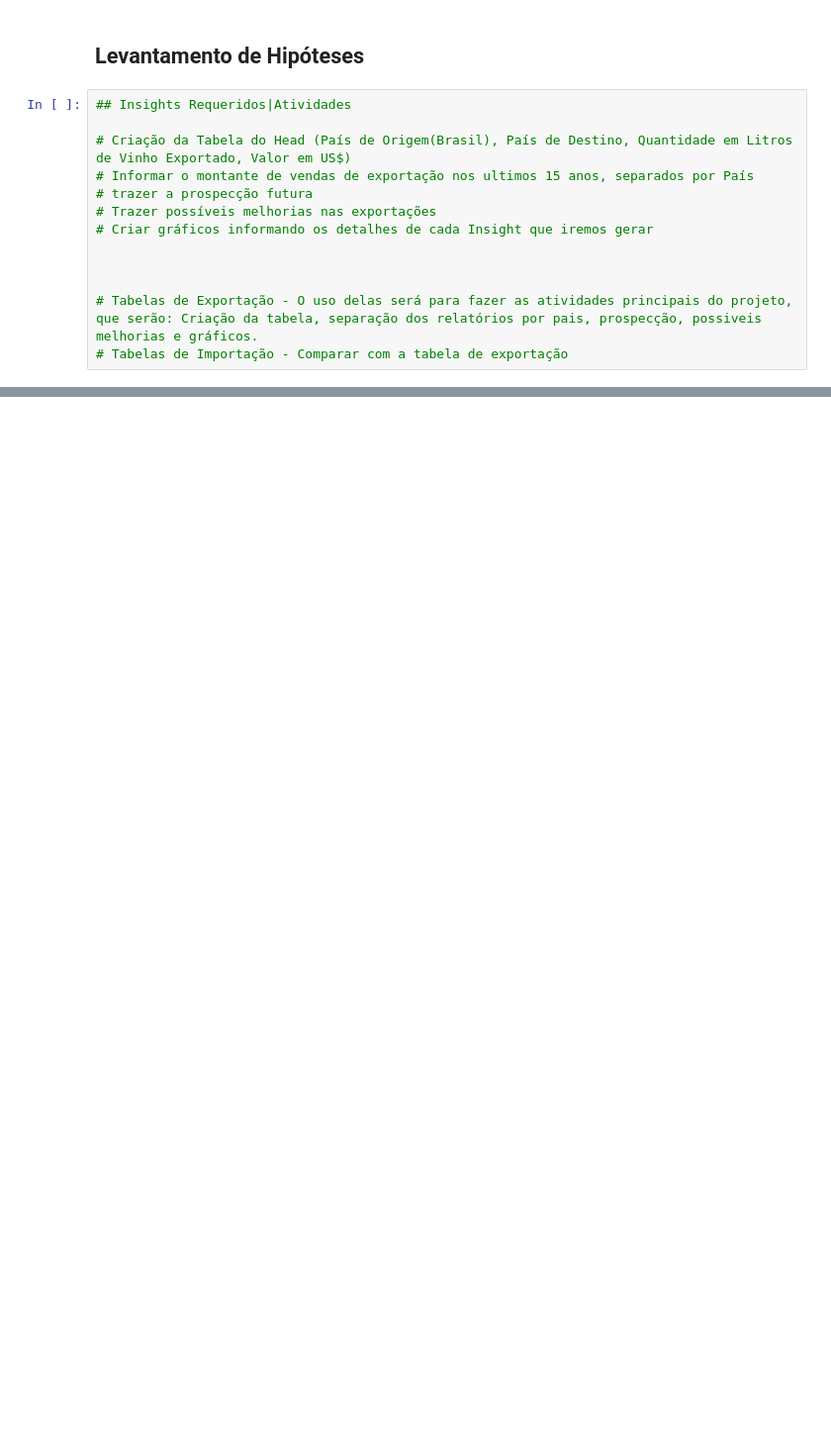
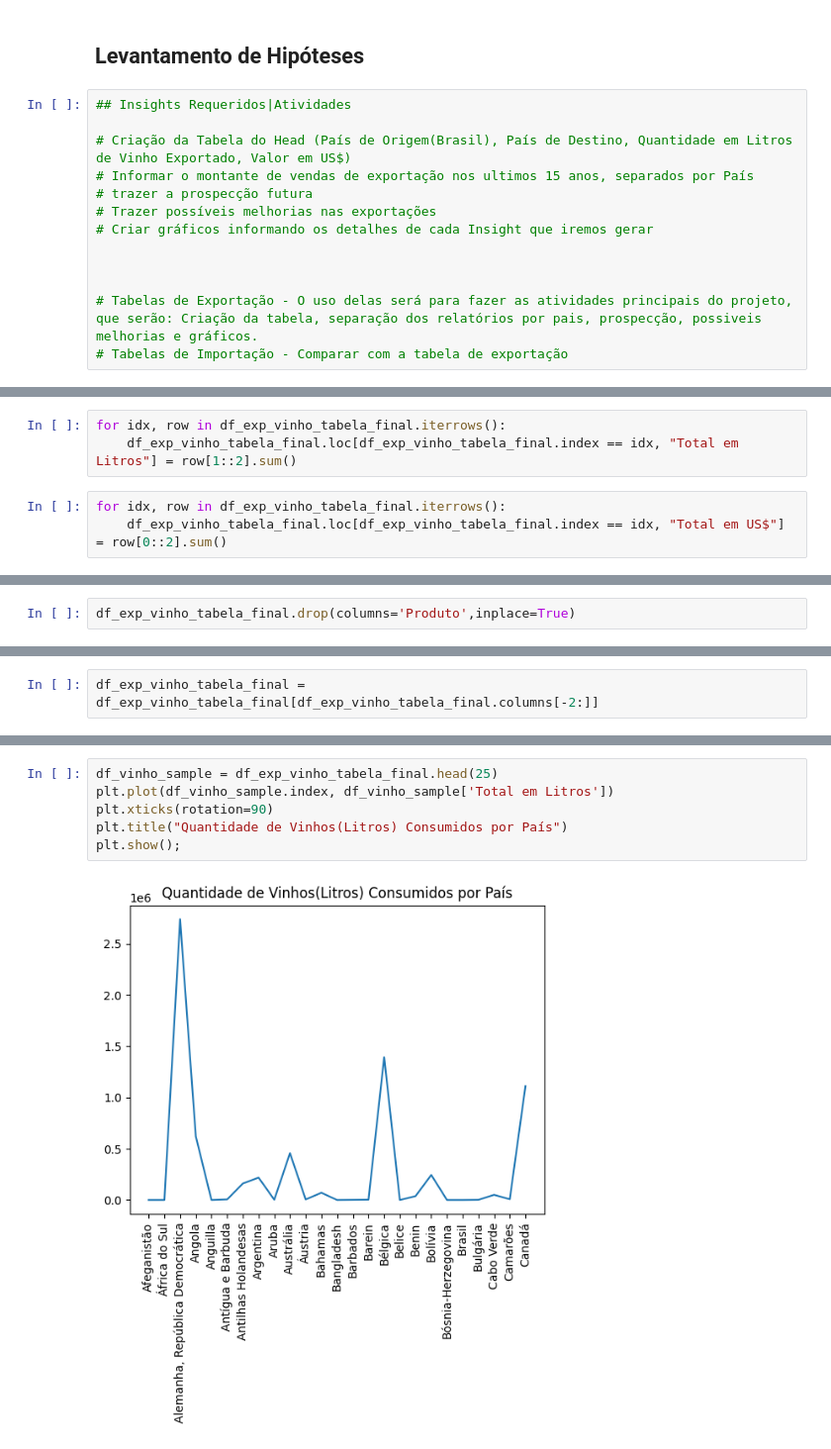
Before and after one commit to almeida25/data_analysis_vinicula, a Jupyter notebook: vinicula.ipynb, the cells around one changed output, grey strips where cells are left out. Shown at 99% size. Cells and saved outputs as stored; diff of their text form; blank space fills up the shorter version.

Commit message:
Criação Inicial da Tabela Solicitada pelo Head

```diff
--- a/vinicula.ipynb
+++ b/vinicula.ipynb
@@ -227,0 +315,6 @@ df_producao_filtrada.head(3)
+# %%
+for idx, row in df_exp_vinho_tabela_final.iterrows():
+    df_exp_vinho_tabela_final.loc[df_exp_vinho_tabela_final.index == idx, "Total em Litros"] = row[1::2].sum()
+# %%
+for idx, row in df_exp_vinho_tabela_final.iterrows():
+    df_exp_vinho_tabela_final.loc[df_exp_vinho_tabela_final.index == idx, "Total em US$"] = row[0::2].sum()
@@ -227,0 +344,2 @@ df_producao_filtrada.head(3)
+# %%
+df_exp_vinho_tabela_final.drop(columns='Produto',inplace=True)
@@ -227,0 +363,2 @@ df_producao_filtrada.head(3)
+# %%
+df_exp_vinho_tabela_final = df_exp_vinho_tabela_final[df_exp_vinho_tabela_final.columns[-2:]]
@@ -227,0 +372,8 @@ df_producao_filtrada.head(3)
+# %%
+df_vinho_sample = df_exp_vinho_tabela_final.head(25)
+plt.plot(df_vinho_sample.index, df_vinho_sample['Total em Litros'])
+plt.xticks(rotation=90)
+plt.title("Quantidade de Vinhos(Litros) Consumidos por País")
+plt.show();
+# %% [output]
+[figure, added]
```
Also changed, not shown: parts of 18 cells of this notebook.
